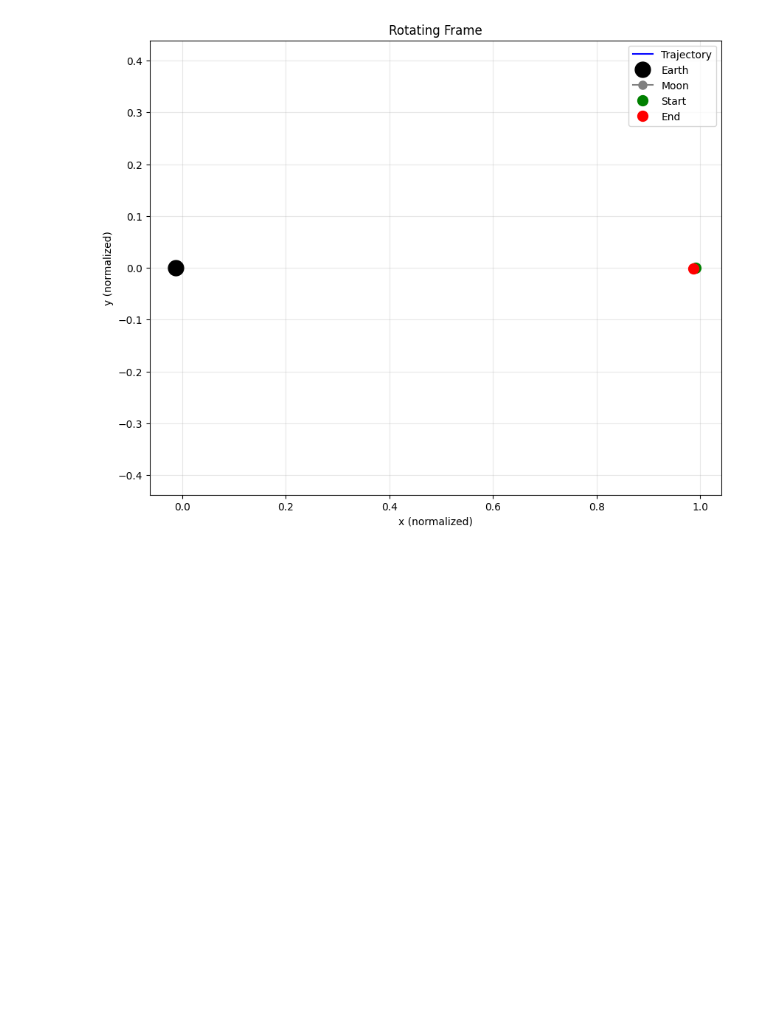
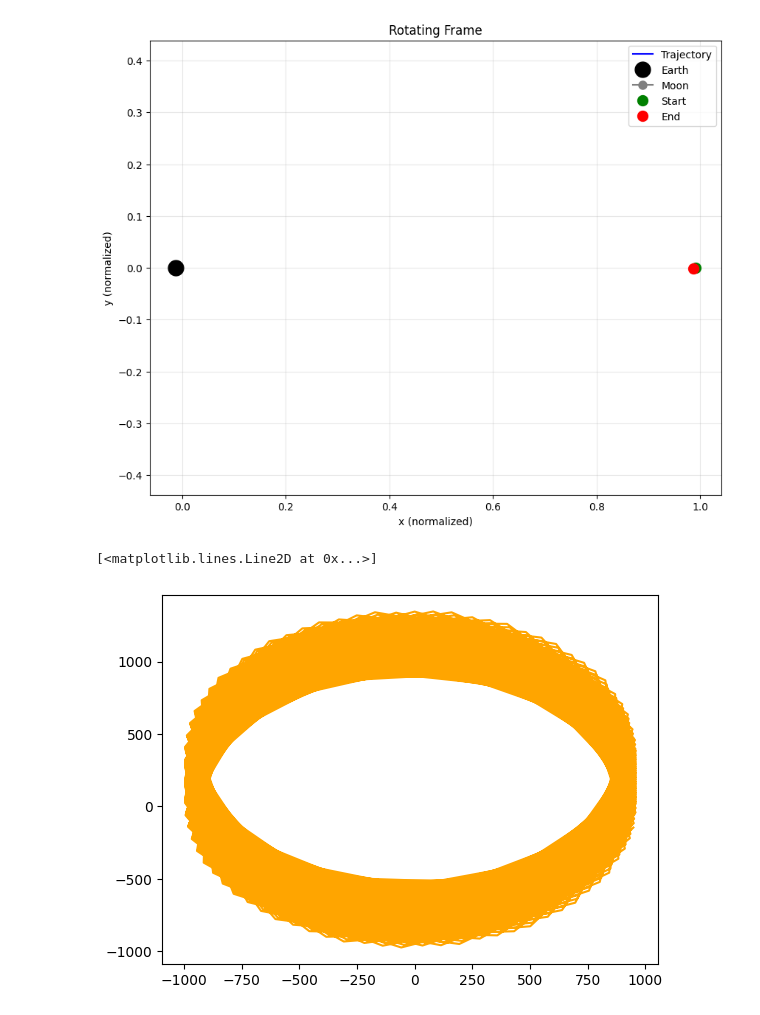
Before and after one commit to samcoulthurst/TrajectoryOptimizer, a Jupyter notebook: notebooks/results_viewer.ipynb, the cells around one changed output. Drawn from its saved outputs; the diff is of its cells as text; code cells hidden in the pictures; blank space fills up the shorter version.

```diff
--- a/notebooks/results_viewer.ipynb
+++ b/notebooks/results_viewer.ipynb
@@ -114,3 +103,8 @@ states_llo_rotating = em.trajectory_inertial_to_rotating(states_llo_inertial, t_
 plot_trajectory(states_llo_rotating, em.mu, t_eval_llo, frame="Rotating")
 # %% [output]
 [figure]
+# %%
+plt.plot(states_llo_rotating[0,:]*em.l_star*1e-3 - 379750, states_llo_rotating[1,:]*em.l_star*1e-3, label="LLMO Orbit", color="orange")
+# %% [output]
+[<matplotlib.lines.Line2D at 0x...>]
+[figure, added]
```
Also changed, not shown: parts of 11 cells of this notebook, 10 other files.
